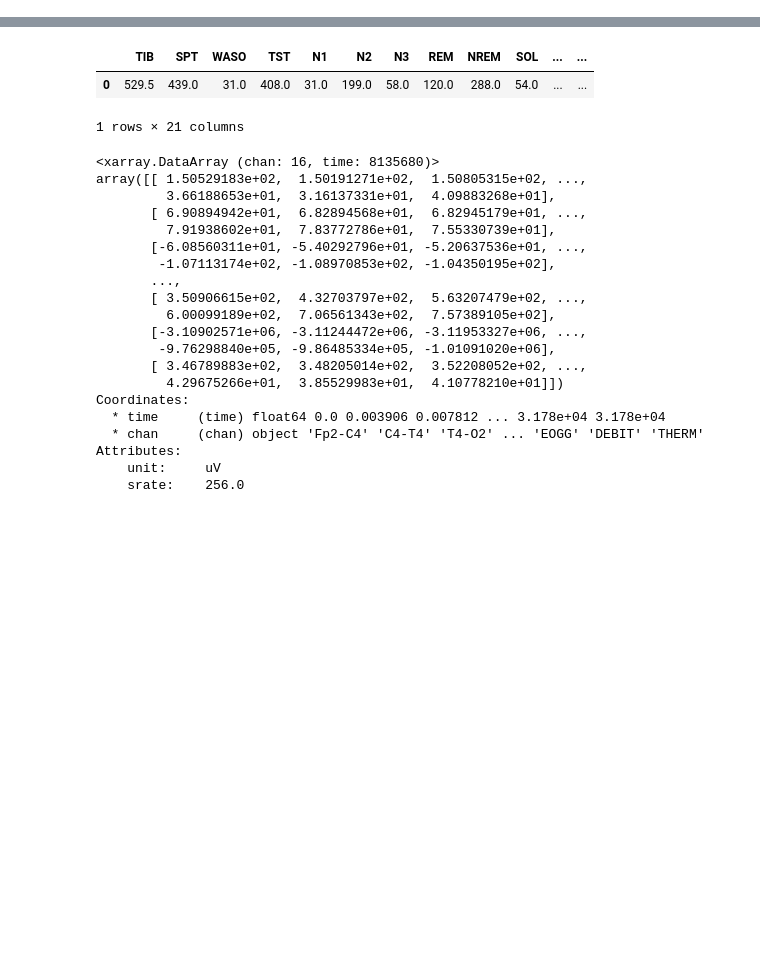
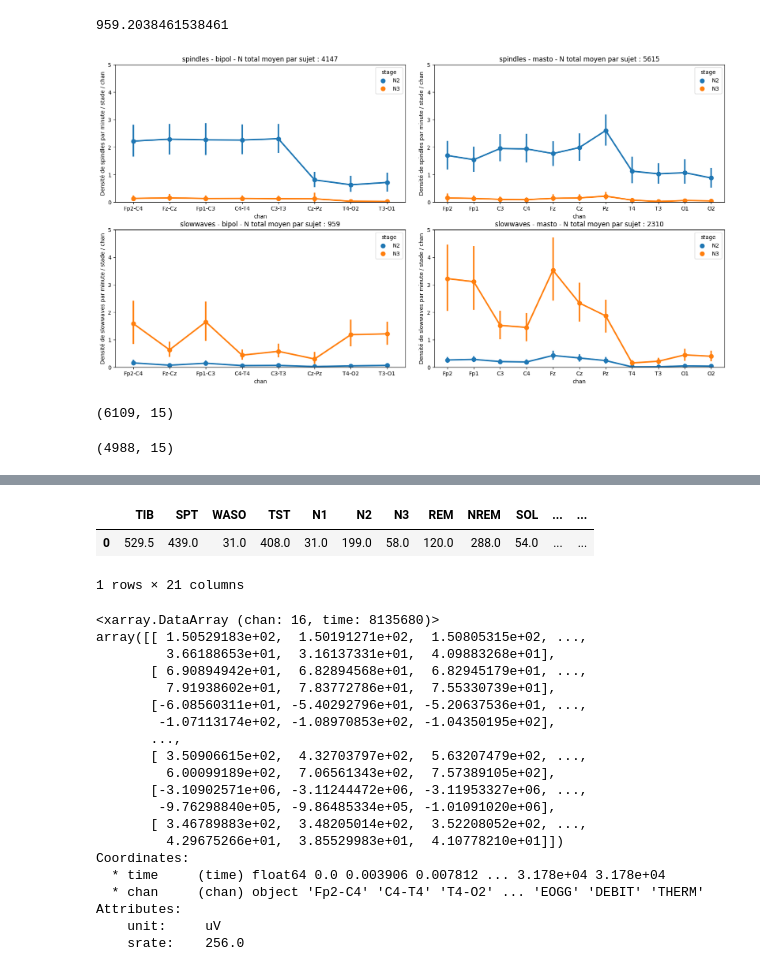
Before and after one commit to ValentinGhibaudo/Sleep_EEG_Respi, a Jupyter notebook: sandbox.ipynb, the cells around one changed output, grey strips where cells are left out. Cells and saved outputs as stored; diff of their text form; code cells hidden in the pictures; blank space fills up the shorter version.

```diff
--- a/sandbox.ipynb
+++ b/sandbox.ipynb
@@ -9,0 +51,28 @@ from params import *
+# %%
+sleep_stats = pd.read_excel(f'../subject_characteristics/global_sleep_stats.xlsx', index_col = 0)
+rows = []
+evs = ['spindles','slowwaves']
+for ev in evs:
+    for sub in subjects:
+        ev_masto = pd.read_excel(f'../event_detection/{sub}_{ev}_reref.xlsx', index_col = 0)
+        if ev == 'spindles':
+            ev_bipol = pd.read_excel(f'../event_detection/{sub}_spindles.xlsx', index_col = 0)
+        elif ev == 'slowwaves':
+            ev_bipol = pd.read_excel(f'../event_detection/{sub}_slowwaves_bipol.xlsx', index_col = 0)
+        modes = {'bipol':ev_bipol, 'masto':ev_masto}
+        for mode in modes.keys():
+            df = modes[mode]
+            n_ev_total = df.shape[0]
+            for stage in ['N2','N3']:
+                df_stage = df[df['Stage_Letter'] == stage]
+                n_ev_stage = df_stage.shape[0]
+                stage_duration = get_stage_duration(sleep_stats, sub, stage)
+                density_by_stage = n_ev_stage / stage_duration
+                for chan in df_stage['Channel'].unique():
+                    df_stage_chan = df_stage[df_stage['Channel'] == chan]
+                    n_ev_stage_chan = df_stage_chan.shape[0]
+                    density_by_stage_by_chan = n_ev_stage_chan / stage_duration
+
+                    row = [ev ,sub, mode, stage, chan, n_ev_total, stage_duration, n_ev_stage, density_by_stage, n_ev_stage_chan, density_by_stage_by_chan ]
+                    rows.append(row)
+df_spindles_comparison = pd.DataFrame(rows, columns = ['event','subject','mode','stage','chan','n_events_total','stage_duration','n_events_stage','density_by_stage','n_events_stage_chan','density_by_stage_by_chan'])
@@ -9,0 +95,23 @@ from params import *
+# %%
+df_spindles_comparison[df_spindles_comparison['event'] == 'slowwaves'].groupby(['mode']).mean().loc['bipol','n_events_total']
+# %% [output]
+959.2038461538461
+# %%
+mode_order = {'bipol':['Fp2-C4','Fz-Cz','Fp1-C3','C4-T4','C3-T3','Cz-Pz','T4-O2','T3-O1'], 'masto':['Fp2','Fp1','C3','C4','Fz','Cz','Pz','T4','T3','O1','O2']}
+# %%
+fig, axs = plt.subplots(nrows =2 , ncols = 2, figsize = (20,10))
+fig.subplots_adjust(wspace = 0.1)
+for r, ev in enumerate(evs):
+    df_ev = df_spindles_comparison[df_spindles_comparison['event'] == ev]
+    for c, mode in enumerate(['bipol','masto']):
+        ax = axs[r, c]
+        N_mean = df_ev.groupby('mode').mean().loc[mode,'n_events_total']
+        df_plot = df_ev[df_ev['mode'] == mode]
+        sns.pointplot(data = df_plot , x = 'chan', y= 'density_by_stage_by_chan', hue = 'stage', ax=ax, order = mode_order[mode])
+        ax.set_title(f'{ev} - {mode} - N total moyen par sujet : {int(N_mean)}')
+        ax.set_ylim(0,5)
+        ax.set_ylabel(f"Densité de {ev} par minute / stade / chan")
+
+plt.savefig('../autres/ref_mode_events')
+# %% [output]
+[figure, added]
@@ -9,0 +124,8 @@ from params import *
+# %%
+sp_masto.shape
+# %% [output]
+(6109, 15)
+# %%
+sp_bipol.shape
+# %% [output]
+(4988, 15)
```
Also changed, not shown: parts of 24 cells of this notebook, 16 other files.
